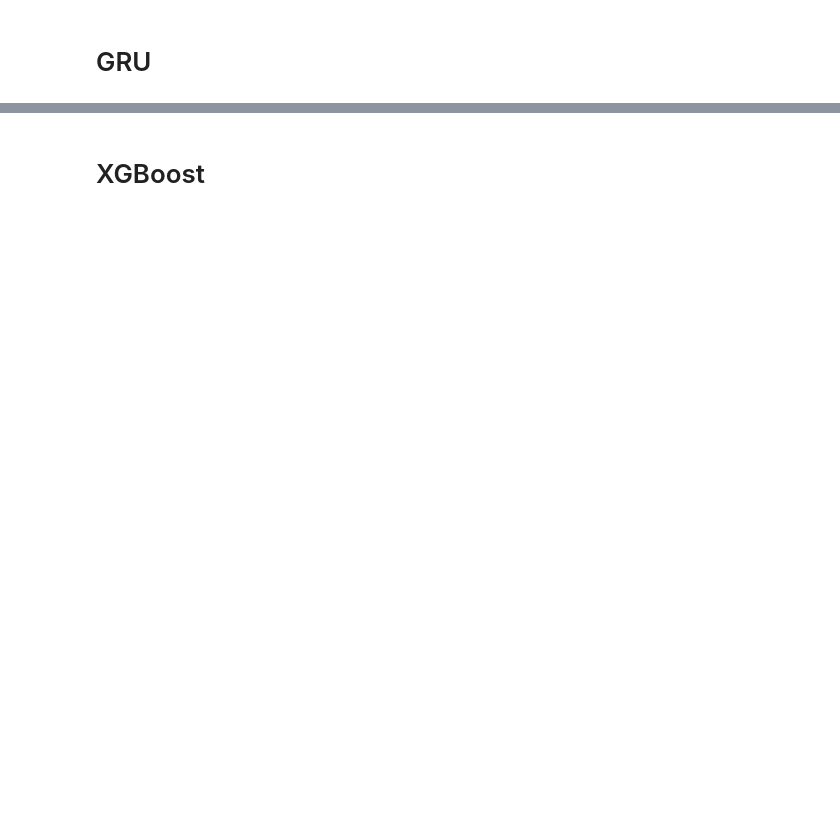
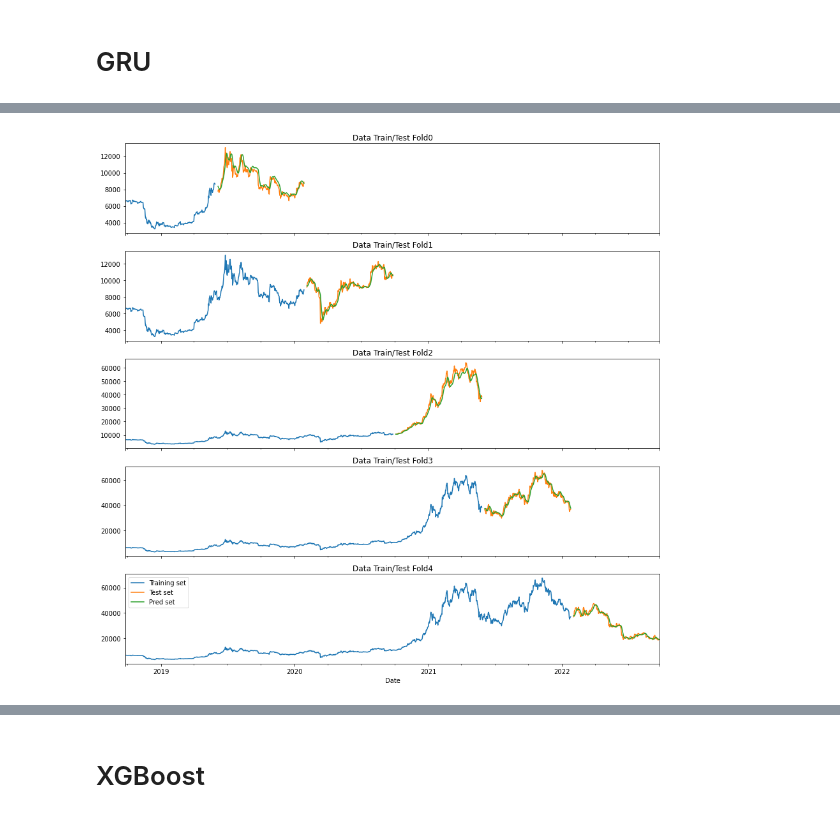
Before and after one commit to oly2/G_Research_Crypto_Competition, a Jupyter notebook: CryptoPrediction.ipynb, the cells around one changed output, grey strips where cells are left out. Saved outputs shown, nothing was run; the diff lists cells and outputs as text; code cells hidden in the pictures; blank space fills up the shorter version.

```diff
--- a/CryptoPrediction.ipynb
+++ b/CryptoPrediction.ipynb
@@ -732,0 +976,89 @@ print(np.mean(rmse_results))
+# %%
+tf.keras.utils.set_random_seed(42)
+tss = TimeSeriesSplit(n_splits=5)
+time_step = 7
+rmse = []
+fig, axs = plt.subplots(5, 1, figsize=(15,15), sharex=True)
+fold = 0
+scaler = MinMaxScaler(feature_range=(0,1))
+dataset = btc_df.copy()
+dataset['Price'] = scaler.fit_transform(dataset)
+
+for train_idx, test_idx in tss.split(btc_df):
+    train_data = np.array(dataset.iloc[train_idx])
+    test_data = np.array(dataset.iloc[test_idx])
+
+    x_train = []
+    y_train = []
+    for i in range(time_step, len(train_data)):
+        x_train.append(train_data[i-time_step:i, 0])
+        y_train.append(train_data[i, 0])
+    x_train, y_train = np.array(x_train), np.array(y_train)
+
+    x_test = []
+    y_test = []
+    for i in range(time_step, len(test_data)):
+        x_test.append(test_data[i-time_step:i, 0])
+        y_test.append(test_data[i, 0])
+    x_test = np.array(x_test)
+    y_test = np.array(y_test)
+
+    x_train = np.reshape(x_train, (x_train.shape[0], x_train.shape[1], 1))
+    x_test = np.reshape(x_test, (x_test.shape[0], x_test.shape[1], 1))
+
+    model = Sequential()
+    for i in range(1):
+        model.add(
+            GRU(
+                units=30,
+                dropout=0,
+                activation='tanh',
+                return_sequences=True,
+                input_shape = (x_train.shape[1], 1))
+            )
+    model.add(
+        GRU(
+            units=40,
+            dropout=0.01,
+            activation='tanh',
+            return_sequences=False
+        )
+    )
+
+    model.add(Dense(1))
+
+    adam = optimizers.Adam(
+        learning_rate=0.00042513412288630457
+    )
+    model.compile(
+        optimizer=adam,
+        loss='mean_squared_error'
+    )
+
+    # train the mode
+    early_stop = callbacks.EarlyStopping(monitor = 'loss',
+                                                   patience = 5)
+    model.fit(x_train, y_train, batch_size=128, epochs=100, callbacks = [early_stop], verbose=0)
+
+    predictions = model.predict(x_test)
+    predictions = scaler.inverse_transform(predictions)
+    y_test = scaler.inverse_transform(y_test.reshape(-1, 1))
+    rmse.append(np.sqrt(np.mean(predictions - y_test)**2))
+
+    train = btc_df.iloc[train_idx]
+    valid = btc_df.iloc[test_idx[time_step:]]
+    valid['Predections'] = predictions
+    train['Price'].plot(ax = axs[fold],
+                   label = 'Training set',
+                   title = f'Data Train/Test Fold{fold}')
+    valid['Price'].plot(ax = axs[fold],
+                   label = 'Test set')
+    valid['Predections'].plot(ax = axs[fold],
+                   label = 'Pred set')
+    fold += 1
+
+cv_rmse = np.mean(rmse)
+print('cv_rmse=', cv_rmse)
+plt.legend()
+plt.show()
+# %% [output]
@@ -732,0 +1071 @@ print(np.mean(rmse_results))
+[figure, added]
```
Also changed, not shown: parts of 21 cells of this notebook.
